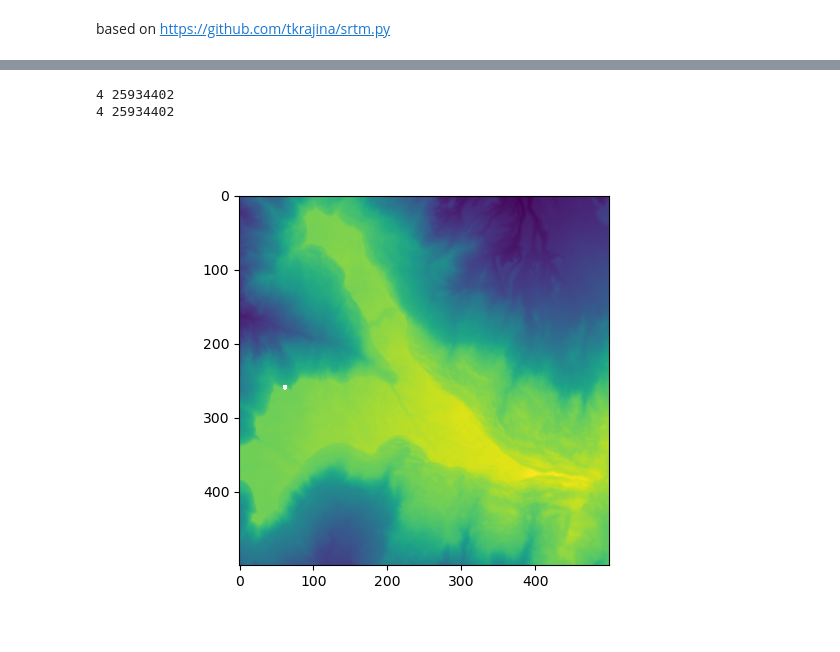
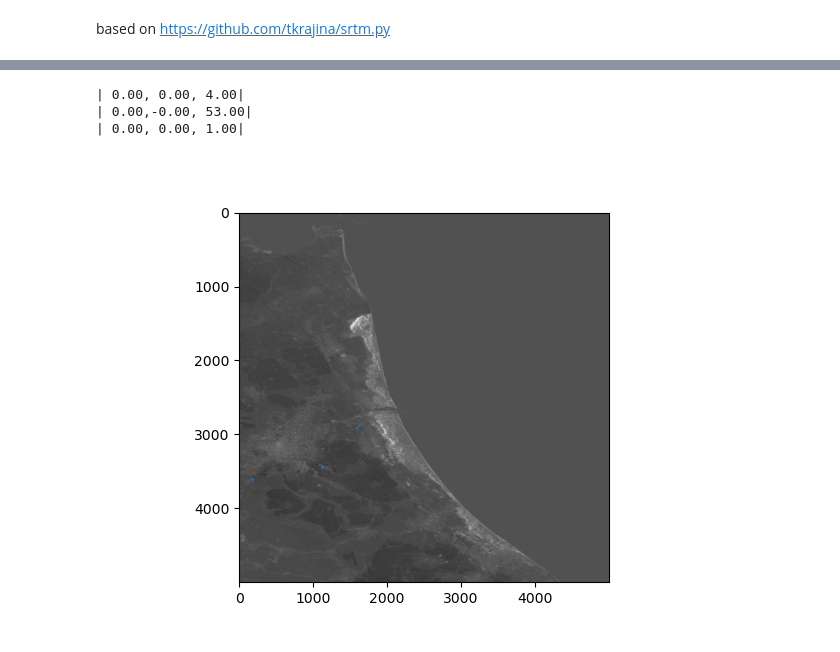
Before and after one commit to ICESAT-2HackWeek/2022-snow-dem-large, a Jupyter notebook: notebooks/srtm.ipynb, the cells around one changed output, grey strips where cells are left out. Saved outputs shown, nothing was run; the diff lists cells and outputs as text; code cells hidden in the pictures.

```diff
--- a/notebooks/srtm.ipynb
+++ b/notebooks/srtm.ipynb
@@ -47,16 +50,36 @@ plt.show()
 # %%
-image_size = 500
+import rasterio
+from rasterio.transform import from_bounds
+from rasterio.crs import CRS
 
-#bounding box for the AOI_1
-latitude_interval = (38.884619201291905, 39.11727568585598)
-longitude_interval= (-108.24005126953124, -107.9)
+# TEMP FIX (It is late here :D) Somehow the raster is not rotated right when creating (probably something in the transform must be changed)
+image1 = np.flip(image1)
 
-# get data as np array
-image2 = geo_elevation_data.get_image((image_size, image_size), latitude_interval, longitude_interval, 300, mode='array')
+epsg_code = 4326
 
-plt.imshow(image2)
-plt.show()
+# many different possibilities: https://rasterio.readthedocs.io/en/latest/api/rasterio.transform.html#:~:text=rasterio.transform.array_bounds(height%2C%20width%2C%20transform)
+# from_bounds(west, south, east, north, width, height)
+transform = rasterio.transform.from_bounds(longitude_interval[0], latitude_interval[0], longitude_interval[1], latitude_interval[1], image1.shape[1], image1.shape[0])
+
+print(transform)
+
+new_dataset = rasterio.open('test.tif', 'w', driver='GTiff',
+                            height = image1.shape[0], width = image1.shape[1],
+                            count=1, dtype=str(image1.dtype),
+                            crs=CRS.from_epsg(epsg_code),
+                            transform=transform)
+
+new_dataset.write(image1, 1)
+new_dataset.close()
 # %% [output]
-4 25934402
-4 25934402
+| 0.00, 0.00, 4.00|
+| 0.00,-0.00, 53.00|
+| 0.00, 0.00, 1.00|
-[figure, removed]
+# %%
+# show tiff image
+src = rasterio.open('test.tif')
+img = src.read(1)
+plt.imshow(img, cmap='gray')
+plt.show()
+# %% [output]
+[figure, added]
```
Also changed, not shown: parts of 6 cells of this notebook.
